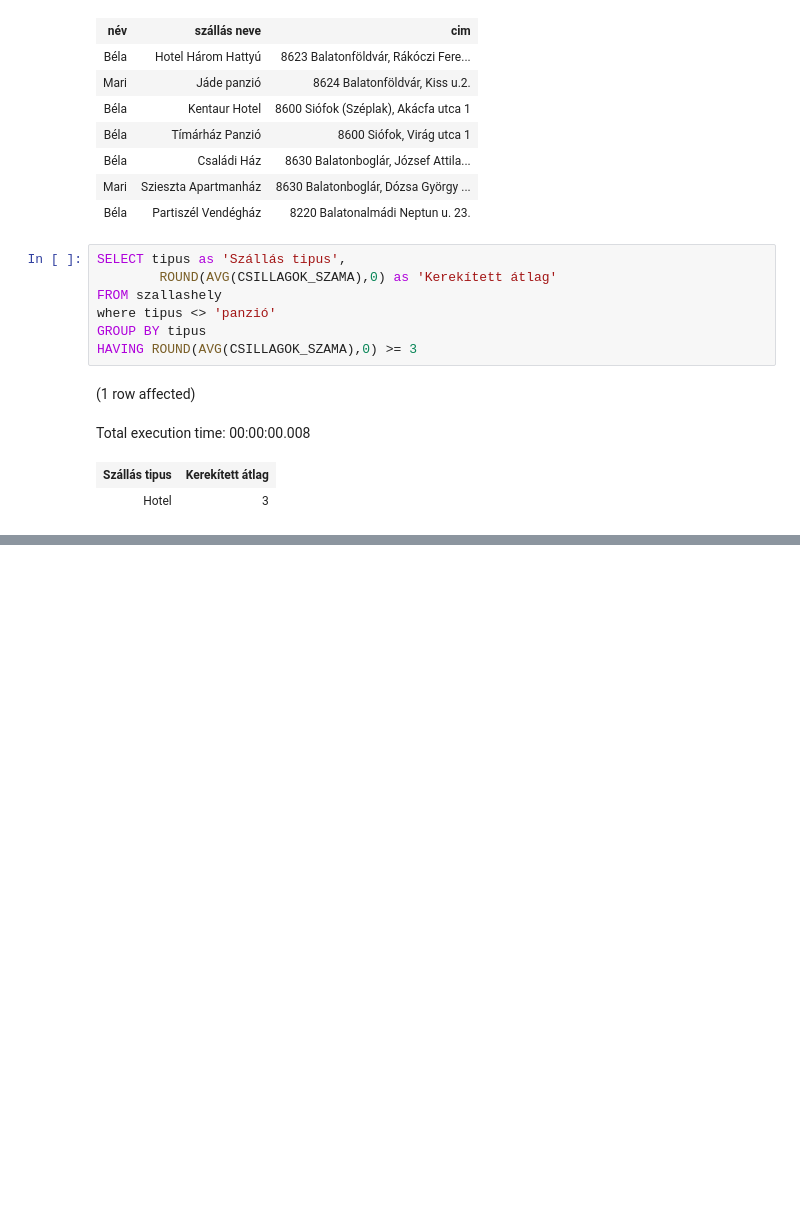
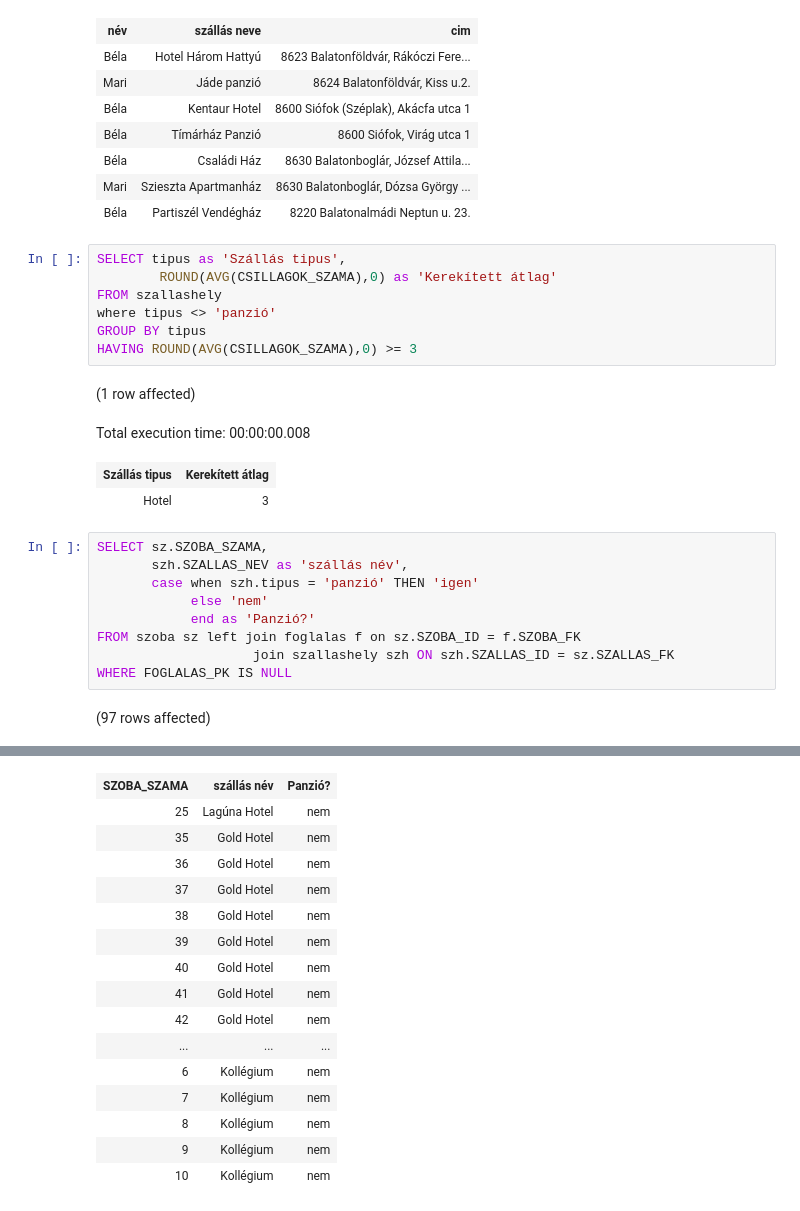
Before and after one commit to tamasbeniczky/gyak_2, a Jupyter notebook: ZH_1.ipynb, the cells around one changed output, grey strips where cells are left out. Saved outputs shown, nothing was run; the diff lists cells and outputs as text; blank space fills up the shorter version.

```diff
--- a/ZH_1.ipynb
+++ b/ZH_1.ipynb
@@ -30,3 +30,14 @@ HAVING ROUND(AVG(CSILLAGOK_SZAMA),0) >= 3
 Total execution time: 00:00:00.008
 | Szállás tipus | Kerekített átlag |
 | Hotel | 3 |
+# %%
+SELECT sz.SZOBA_SZAMA,
+       szh.SZALLAS_NEV as 'szállás név',
+       case when szh.tipus = 'panzió' THEN 'igen'
+            else 'nem'
+            end as 'Panzió?'
+FROM szoba sz left join foglalas f on sz.SZOBA_ID = f.SZOBA_FK
+                    join szallashely szh ON szh.SZALLAS_ID = sz.SZALLAS_FK
+WHERE FOGLALAS_PK IS NULL
+# %% [output]
+(97 rows affected)
@@ -33,2 +45,18 @@ Total execution time: 00:00:00.008
+| SZOBA_SZAMA | szállás név | Panzió? |
+| 25 | Lagúna Hotel | nem |
+| 35 | Gold Hotel | nem |
+| 36 | Gold Hotel | nem |
+| 37 | Gold Hotel | nem |
+| 38 | Gold Hotel | nem |
+| 39 | Gold Hotel | nem |
+| 40 | Gold Hotel | nem |
+| 41 | Gold Hotel | nem |
+| 42 | Gold Hotel | nem |
+| ... | ... | ... |
+| 6 | Kollégium | nem |
+| 7 | Kollégium | nem |
+| 8 | Kollégium | nem |
+| 9 | Kollégium | nem |
+| 10 | Kollégium | nem |
 # %%
 # %% [output]
```
Also changed, not shown: parts of 2 cells of this notebook.
